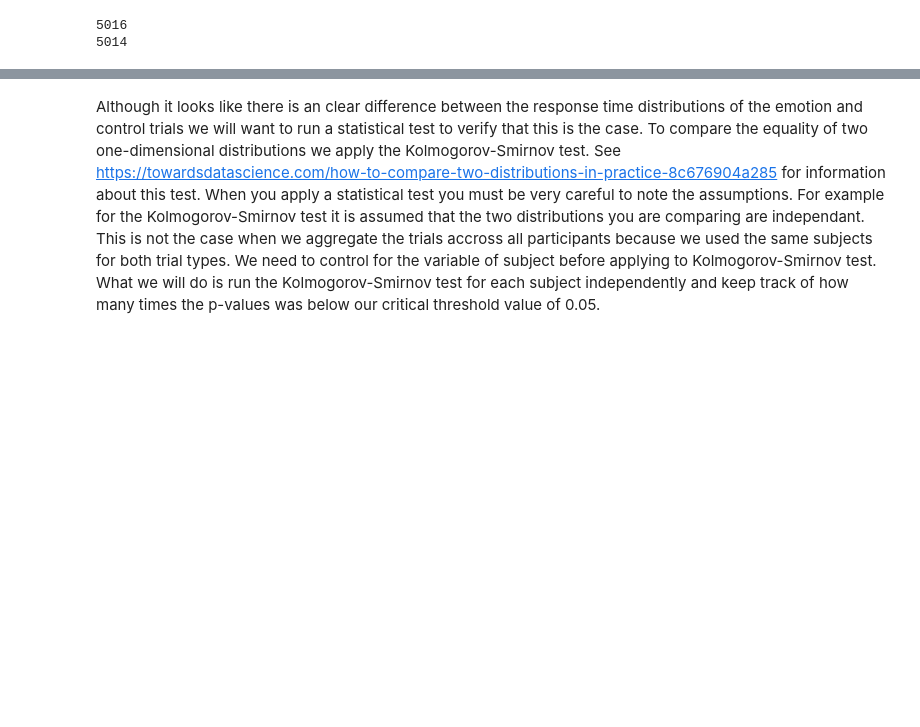
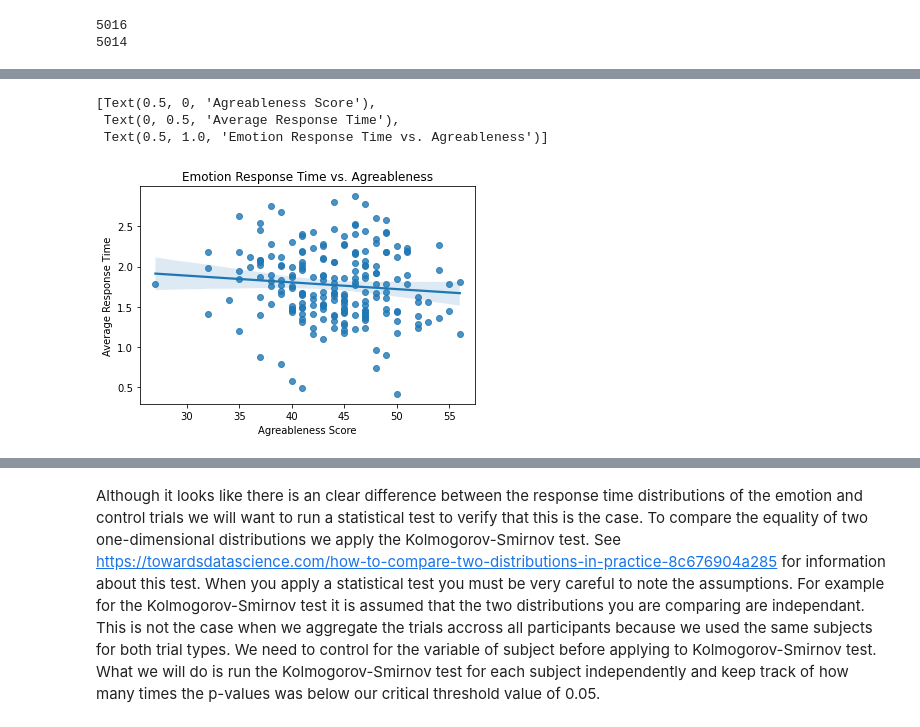
Before and after one commit to LIKarpa/LIKarpa.github.io, a Jupyter notebook: Final Tutorial.ipynb, the cells around one changed output, grey strips where cells are left out. Cells and saved outputs as stored; diff of their text form; code cells hidden in the pictures; blank space fills up the shorter version.

```diff
--- a/Final Tutorial.ipynb
+++ b/Final Tutorial.ipynb
@@ -645,0 +515,9 @@ df_participants
+# %%
+# Plots average response time of emotion trials against agreableness score with linear regression
+p = sns.regplot(x = A_scores, y = emotion_avg_resp_time)
+p.set(xlabel='Agreableness Score', ylabel='Average Response Time', title = 'Emotion Response Time vs. Agreableness')
+# %% [output]
+[Text(0.5, 0, 'Agreableness Score'),
+ Text(0, 0.5, 'Average Response Time'),
+ Text(0.5, 1.0, 'Emotion Response Time vs. Agreableness')]
+[figure, added]
```
Also changed, not shown: parts of 74 cells of this notebook.
